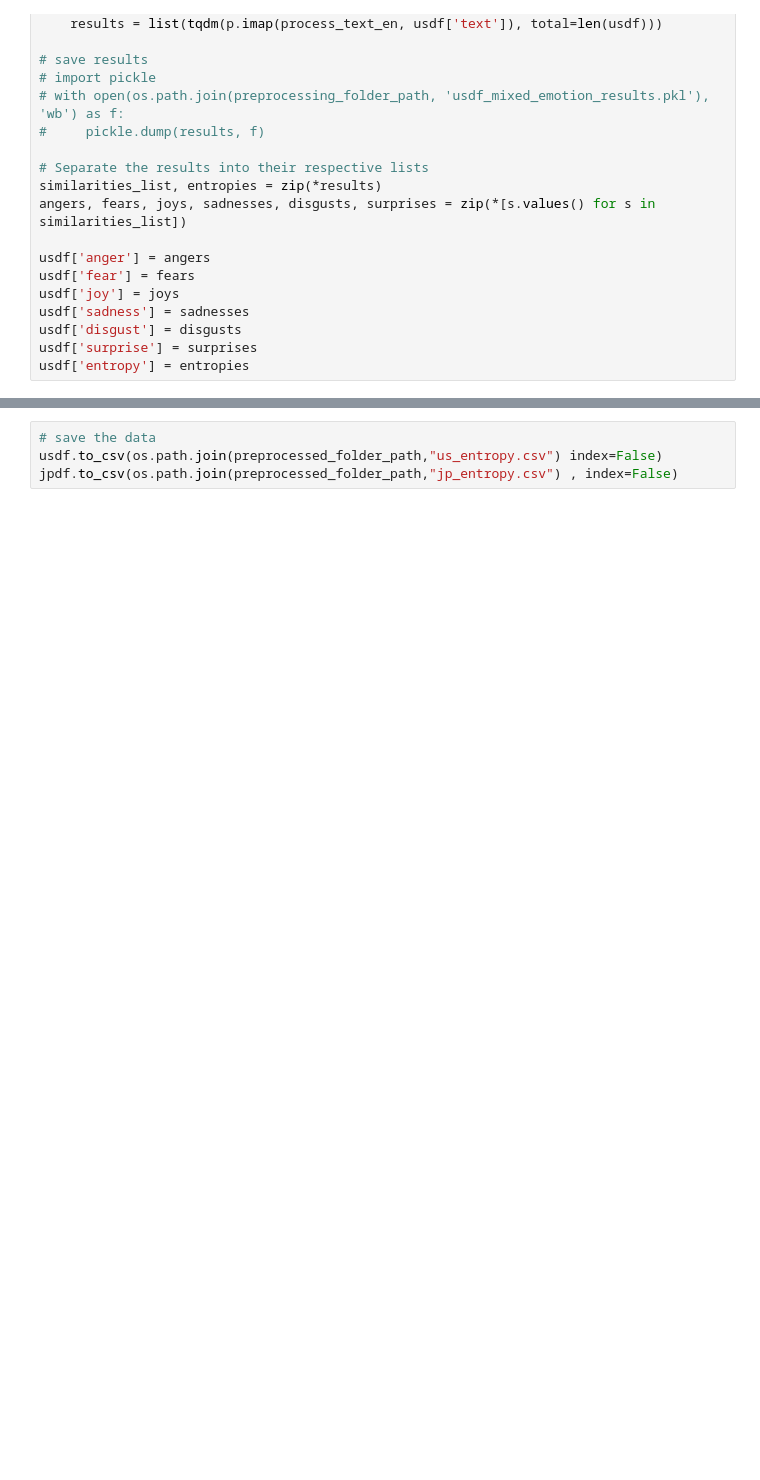
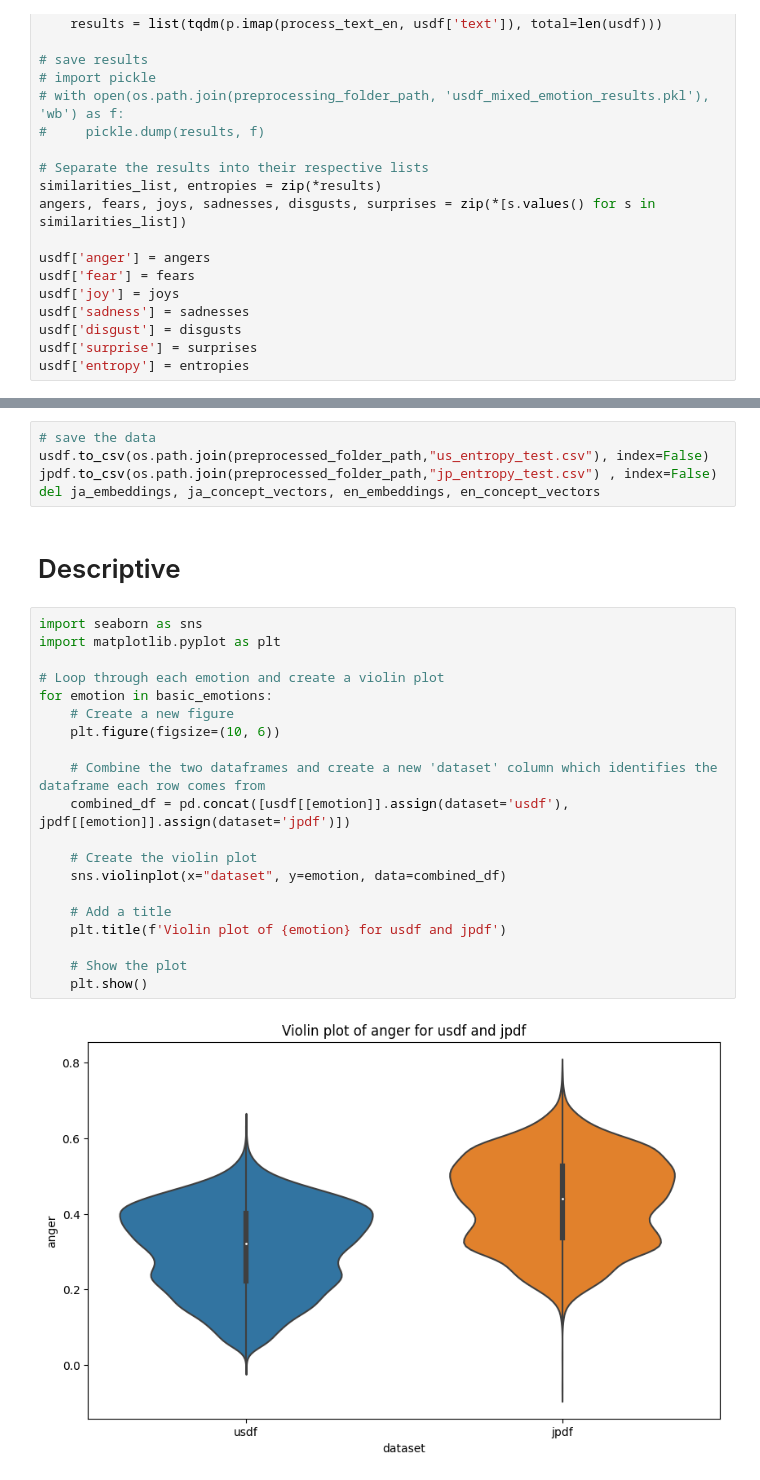
Before and after one commit to amberxuqianchen/twitter_entropy, a Jupyter notebook: code/test_function.ipynb, the cells around one changed output, grey strips where cells are left out. Cells and saved outputs as stored; diff of their text form; blank space fills up the shorter version.

Commit message:
sample test on entropy

```diff
--- a/code/test_function.ipynb
+++ b/code/test_function.ipynb
@@ -533,5 +535,30 @@ jpdf['surprise'] = surprises
 jpdf['entropy'] = entropies
 # %%
 # save the data
-usdf.to_csv(os.path.join(preprocessed_folder_path,"us_entropy.csv") index=False)
-jpdf.to_csv(os.path.join(preprocessed_folder_path,"jp_entropy.csv") , index=False)
+usdf.to_csv(os.path.join(preprocessed_folder_path,"us_entropy_test.csv"), index=False)
+jpdf.to_csv(os.path.join(preprocessed_folder_path,"jp_entropy_test.csv") , index=False)
+del ja_embeddings, ja_concept_vectors, en_embeddings, en_concept_vectors
+# %% [markdown]
+# Descriptive
+# %%
+import seaborn as sns
+import matplotlib.pyplot as plt
+
+# Loop through each emotion and create a violin plot
+for emotion in basic_emotions:
+    # Create a new figure
+    plt.figure(figsize=(10, 6))
+
+    # Combine the two dataframes and create a new 'dataset' column which identifies the dataframe each row comes from
+    combined_df = pd.concat([usdf[[emotion]].assign(dataset='usdf'), jpdf[[emotion]].assign(dataset='jpdf')])
+
+    # Create the violin plot
+    sns.violinplot(x="dataset", y=emotion, data=combined_df)
+
+    # Add a title
+    plt.title(f'Violin plot of {emotion} for usdf and jpdf')
+
+    # Show the plot
+    plt.show()
+# %% [output]
+[figure, added]
```
Also changed, not shown: parts of 10 cells of this notebook, 1 other file.
